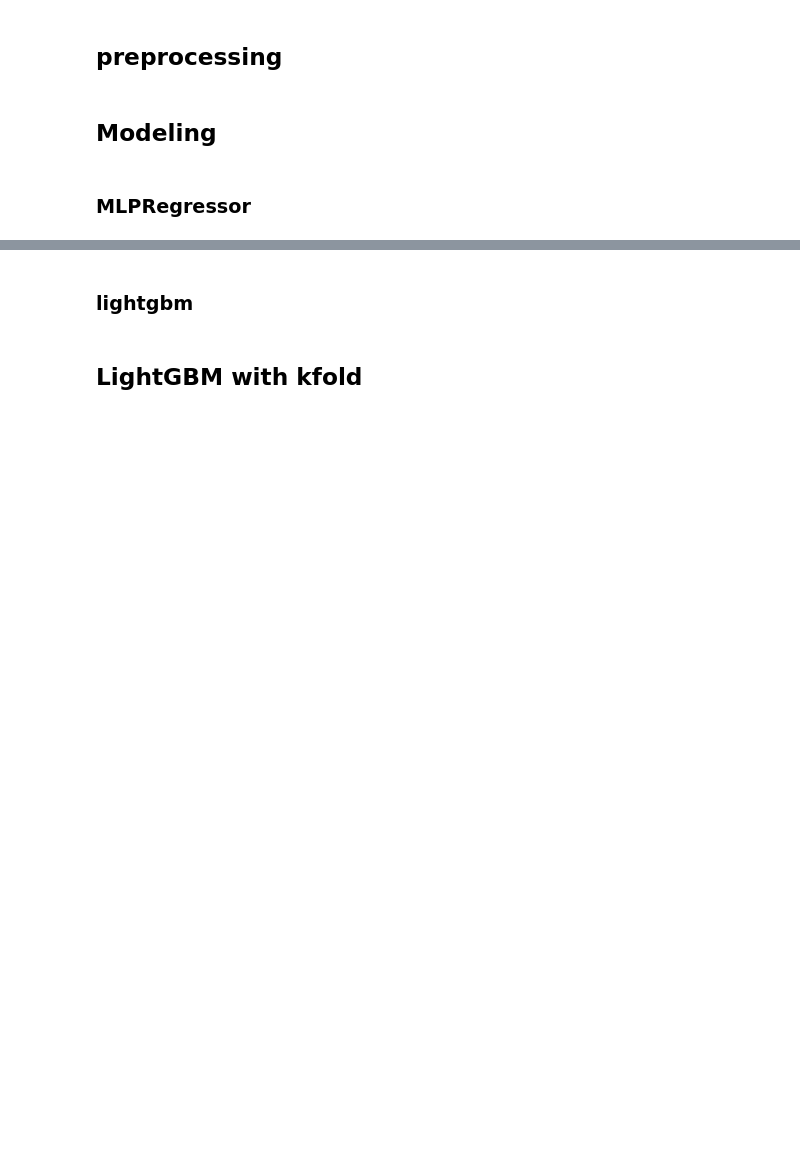
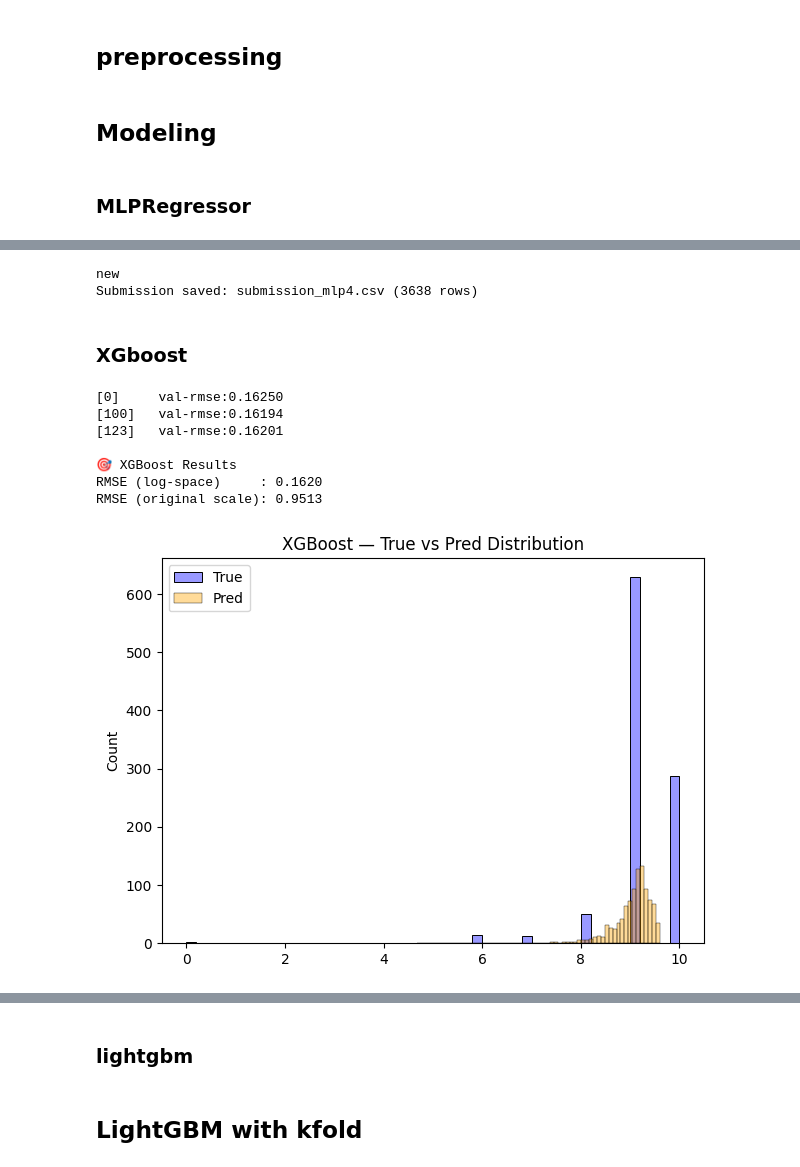
Before and after one commit to ShreehariA/IITM_DA_Lab_Data_Challenge, a Jupyter notebook: notebook.ipynb, the cells around one changed output, grey strips where cells are left out. Saved outputs shown, nothing was run; the diff lists cells and outputs as text; code cells hidden in the pictures; blank space fills up the shorter version.

```diff
--- a/notebook.ipynb
+++ b/notebook.ipynb
@@ -509,0 +598,77 @@ Pipeline(steps=[('preprocess',
+# %%
+test_pred_log = mlp_pipe.predict(test_final.values)
+test_pred = np.expm1(test_pred_log)
+
+submission = build_and_save_submission(df_test, test_pred, filename='submission_mlp4.csv')
+# %% [output]
+new
+Submission saved: submission_mlp4.csv (3638 rows)
+# %% [markdown]
+### XGboost
+# %%
+import xgboost as xgb
+from sklearn.metrics import mean_squared_error
+import numpy as np
+import seaborn as sns
+import matplotlib.pyplot as plt
+
+# --------------------------
+# XGB params (fixed for 3082 dims)
+# --------------------------
+params = {
+    "objective": "reg:squarederror",
+    "eval_metric": "rmse",
+    "tree_method": "hist",
+    "device": "cuda",             # modern correct usage
+    "learning_rate": 0.03,
+    "max_depth": 6,
+    "subsample": 0.6,
+    "colsample_bytree": 0.8,
+    "reg_alpha": 0.3,
+    "reg_lambda": 0.8,
+    "gamma": 0.1,
+    "seed": 42
+}
+
+dtrain = xgb.DMatrix(X_tr, y_tr)
+dval   = xgb.DMatrix(X_val, y_val)
+dtest  = xgb.DMatrix(test_final.values)
+
+model = xgb.train(
+    params=params,
+    dtrain=dtrain,
+    num_boost_round=3000,
+    evals=[(dval, "val")],
+    early_stopping_rounds=100,
+    verbose_eval=100
+)
+
+# --------------------------
+# Validation
+# --------------------------
+y_val_pred_log = model.predict(dval)
+y_val_pred     = np.expm1(y_val_pred_log)
+y_val_true     = np.expm1(y_val)
+
+rmse_log  = mean_squared_error(y_val, y_val_pred_log, squared=False)
+rmse_orig = mean_squared_error(y_val_true, y_val_pred, squared=False)
+
+print("\n🎯 XGBoost Results")
+print(f"RMSE (log-space)     : {rmse_log:.4f}")
+print(f"RMSE (original scale): {rmse_orig:.4f}")
+
+plt.figure(figsize=(7,5))
+sns.histplot(y_val_true, label="True", color="blue", alpha=0.4)
+sns.histplot(y_val_pred, label="Pred", color="orange", alpha=0.4)
+plt.legend()
+plt.title("XGBoost — True vs Pred Distribution")
+plt.show()
+# %% [output]
+[0]     val-rmse:0.16250
+[100]   val-rmse:0.16194
+[123]   val-rmse:0.16201
+
+🎯 XGBoost Results
+RMSE (log-space)     : 0.1620
+RMSE (original scale): 0.9513
+[figure, added]
```
Also changed, not shown: parts of 26 cells of this notebook.
